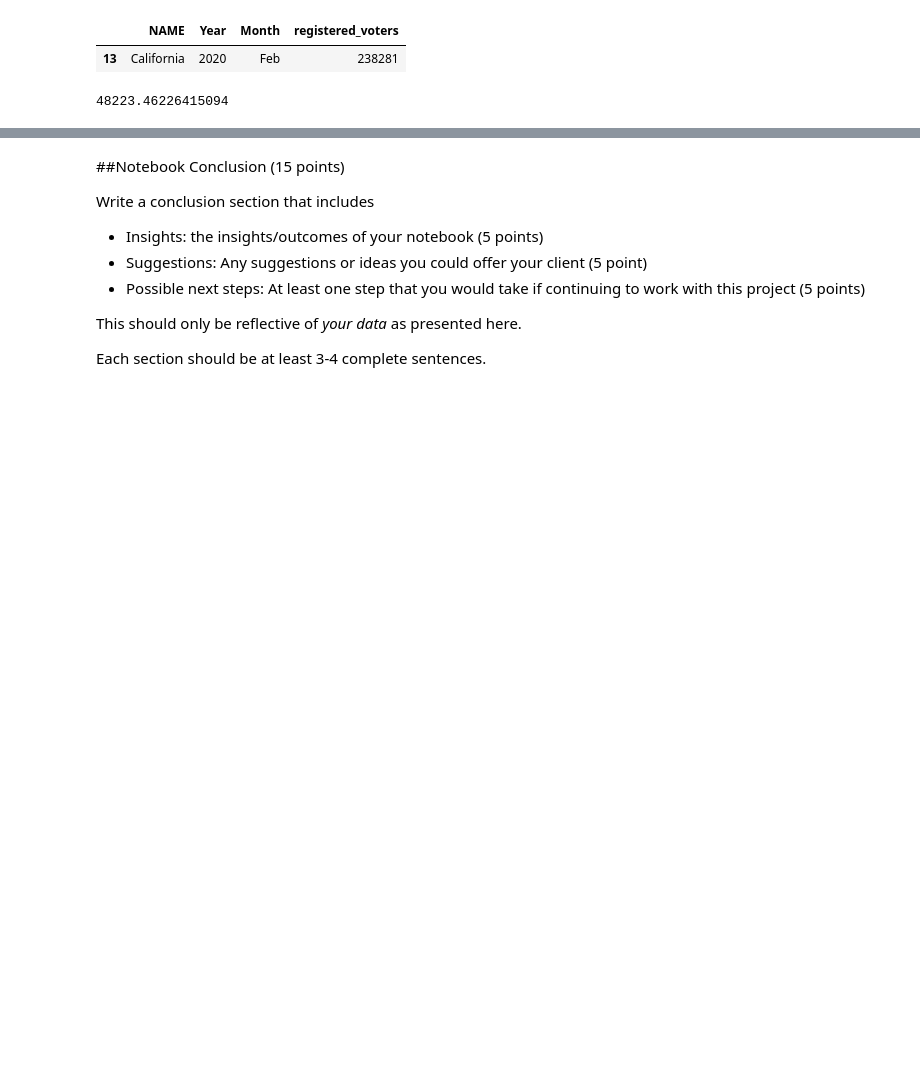
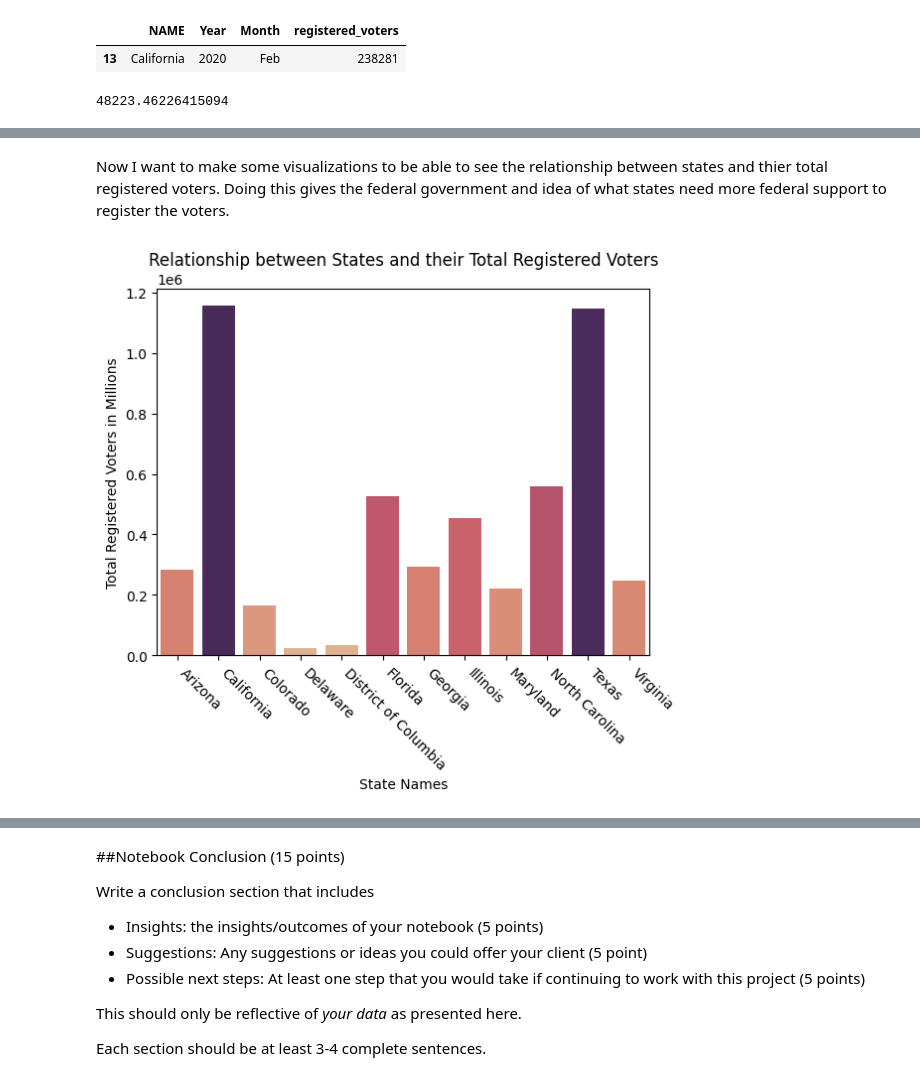
Before and after one commit to stoicelephant/DIDA325, a Jupyter notebook: Copy_of_325_Fall_Midterm_Project.ipynb, the cells around one changed output, grey strips where cells are left out. Saved outputs shown, nothing was run; the diff lists cells and outputs as text; code cells hidden in the pictures; blank space fills up the shorter version.

```diff
--- a/Copy_of_325_Fall_Midterm_Project.ipynb
+++ b/Copy_of_325_Fall_Midterm_Project.ipynb
@@ -154,0 +133,13 @@ Create a data visualization that relates to either your state level research que
+# %% [markdown]
+Now I want to make some visualizations to be able to see the relationship between states and thier total registered voters. Doing this gives the federal government and idea of what states need more federal support to register the voters.
+# %%
+total_voter = voter_reg.groupby('NAME').registered_voters.sum().reset_index()
+# %%
+sns.barplot(total_voter, x='NAME',y='registered_voters',legend=False,hue='registered_voters',palette='flare')
+plt.xlabel('State Names')
+plt.ylabel('Total Registered Voters in Millions')
+plt.xticks(rotation=-45, ha='left')
+plt.title('Relationship between States and their Total Registered Voters')
+plt.show()
+# %% [output]
+[figure, added]
```
Also changed, not shown: parts of 43 cells of this notebook.
